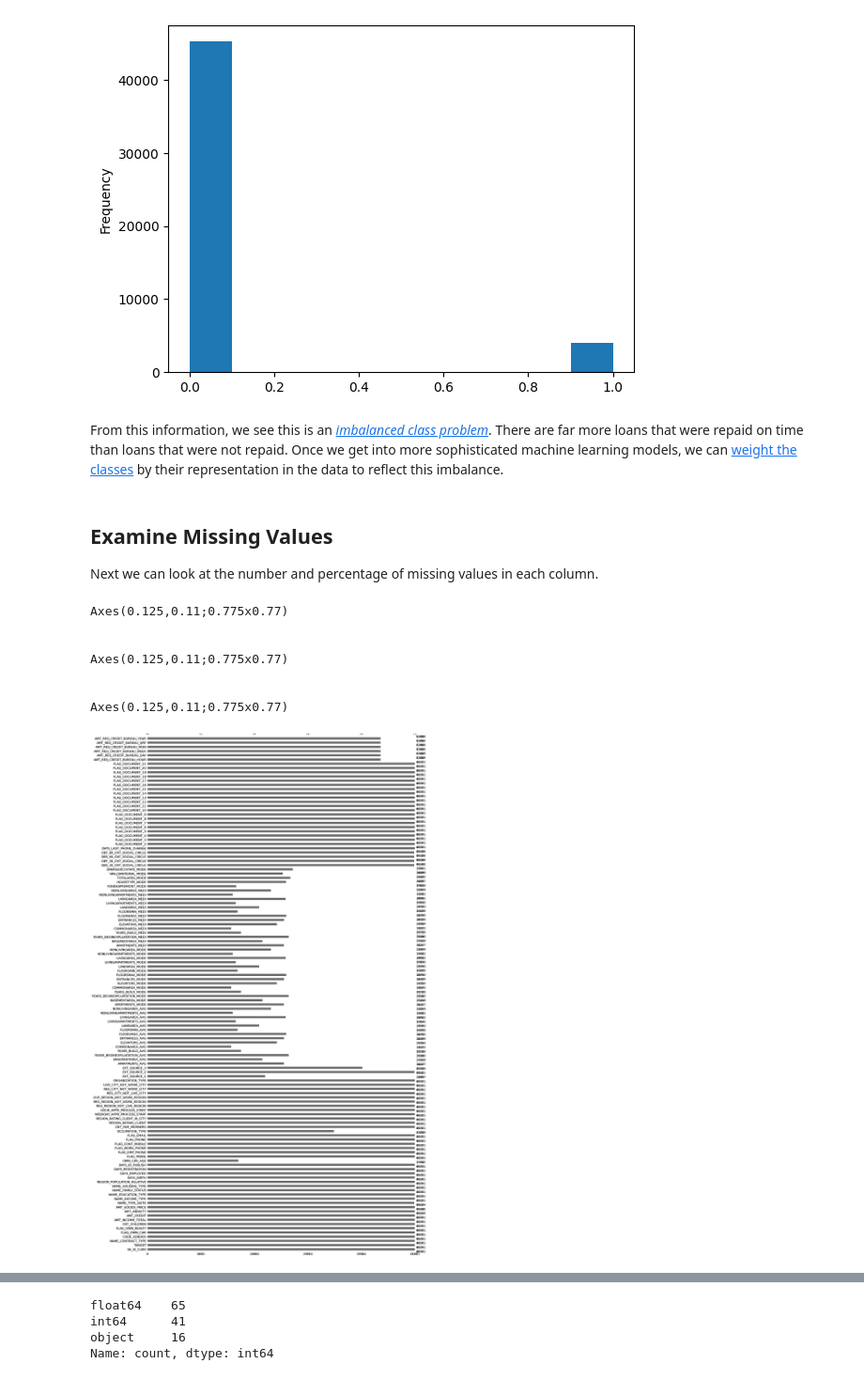
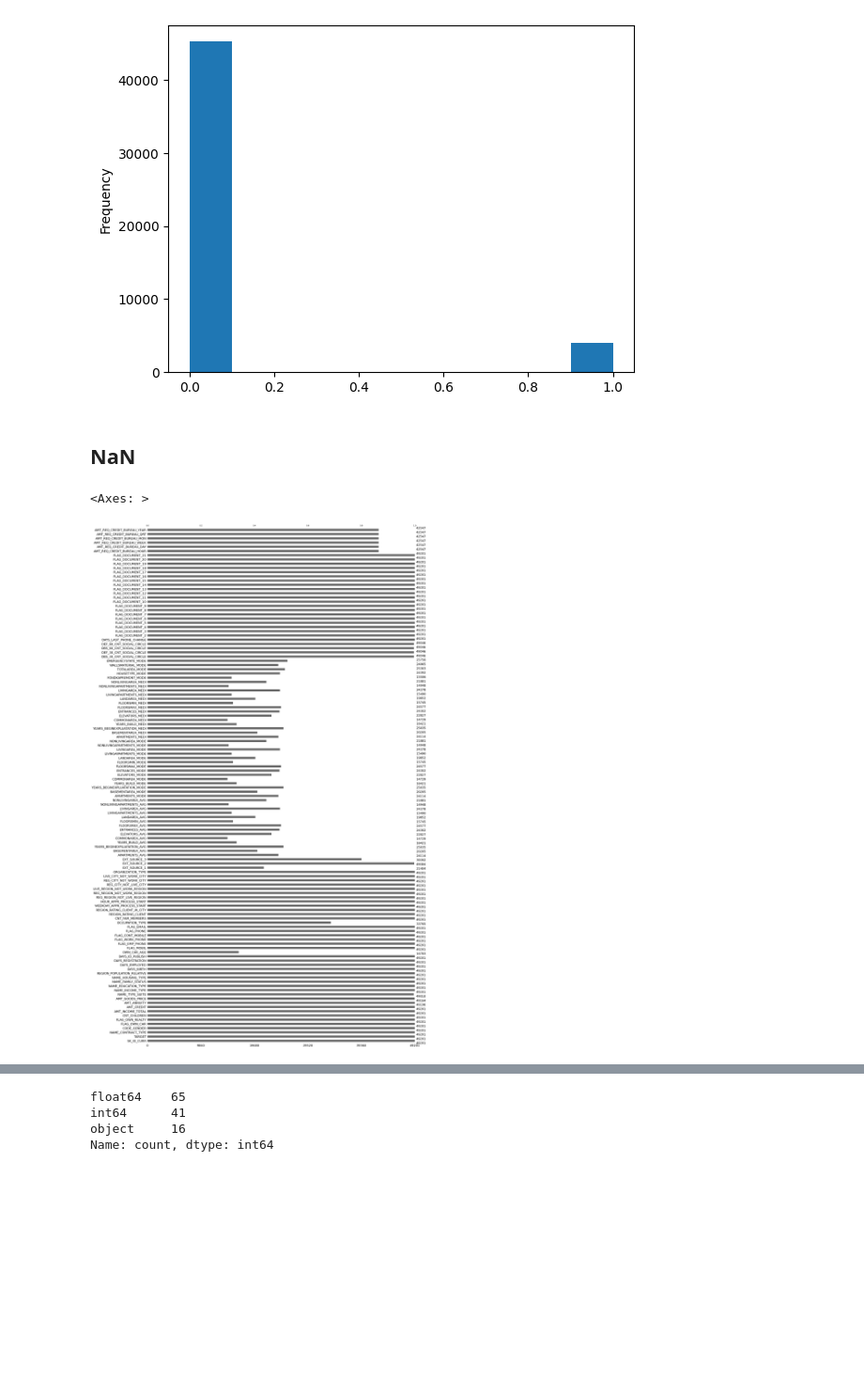
Before and after one commit to kmille50/Implementez_un_modele_de_scoring_camille_brodin, a Jupyter notebook: Brodin_Camille_1_modelisation_102023.ipynb, the cells around one changed output, grey strips where cells are left out. Shown at 94% size. Cells and saved outputs as stored; diff of their text form; code cells hidden in the pictures; blank space fills up the shorter version.

Commit message:
Modification Brodin_Camille_1_modelisation_102023.ipynb

```diff
--- a/Brodin_Camille_1_modelisation_102023.ipynb
+++ b/Brodin_Camille_1_modelisation_102023.ipynb
@@ -99,26 +97,11 @@ from numpy import bincount
 y_train.astype(int).plot.hist();
 # %% [output]
 [figure]
-# %% [markdown]
-From this information, we see this is an [_imbalanced class problem_](http://www.chioka.in/class-imbalance-problem/). There are far more loans that were repaid on time than loans that were not repaid. Once we get into more sophisticated machine learning models, we can [weight the classes](http://xgboost.readthedocs.io/en/latest/parameter.html) by their representation in the data to reflect this imbalance.
-# %% [markdown]
-## Examine Missing Values
-
-Next we can look at the number and percentage of missing values in each column.
+# %% [markdown]
+## NaN
 # %%
 import missingno as msn
-dfs = [X_train, X_test, X_valid]
-
-for df in dfs :
-    print("")
-    print(msn.bar(df))
-    print("")
+msn.bar(X_train)
 # %% [output]
-Axes(0.125,0.11;0.775x0.77)
-
-
-Axes(0.125,0.11;0.775x0.77)
-
-
-Axes(0.125,0.11;0.775x0.77)
+<Axes: >
-[figure, old version]
+[figure, new version]
```
Also changed, not shown: parts of 54 cells of this notebook.
